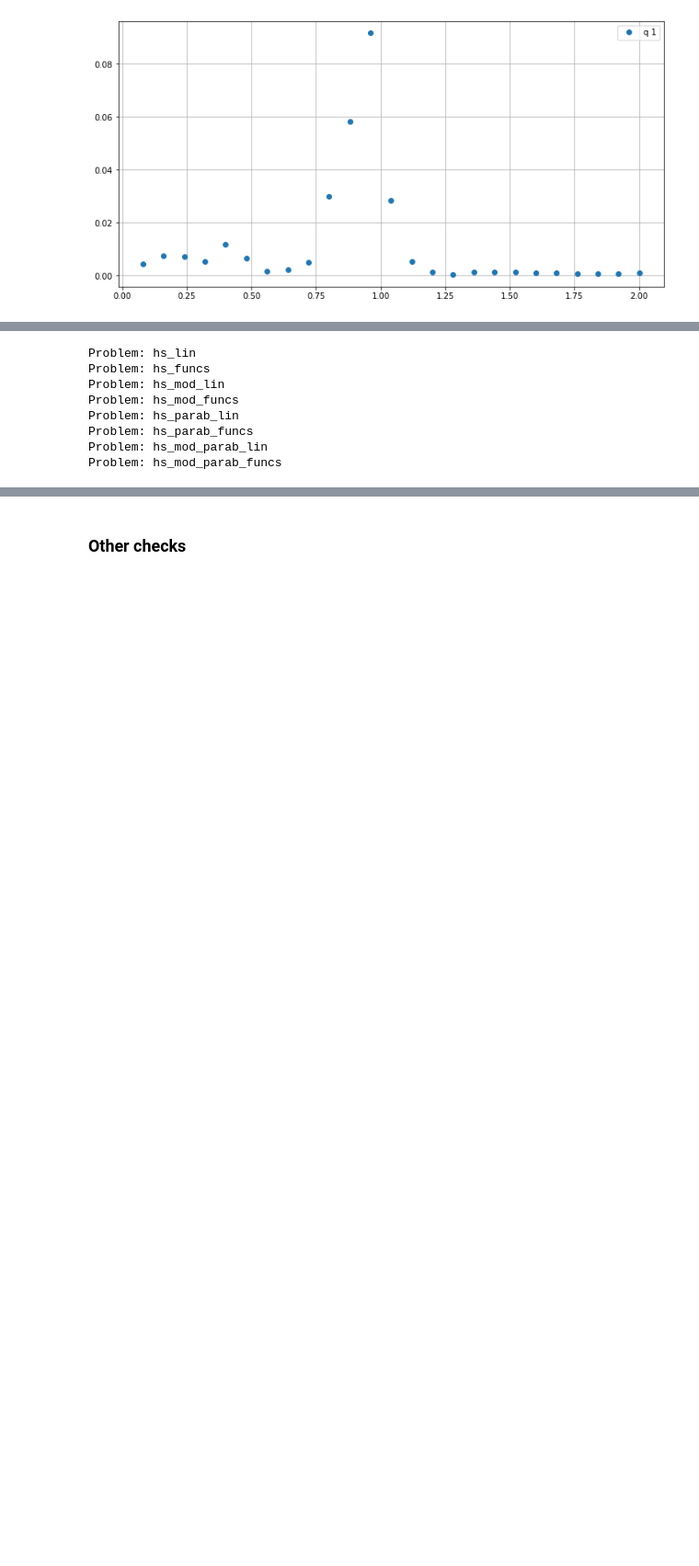
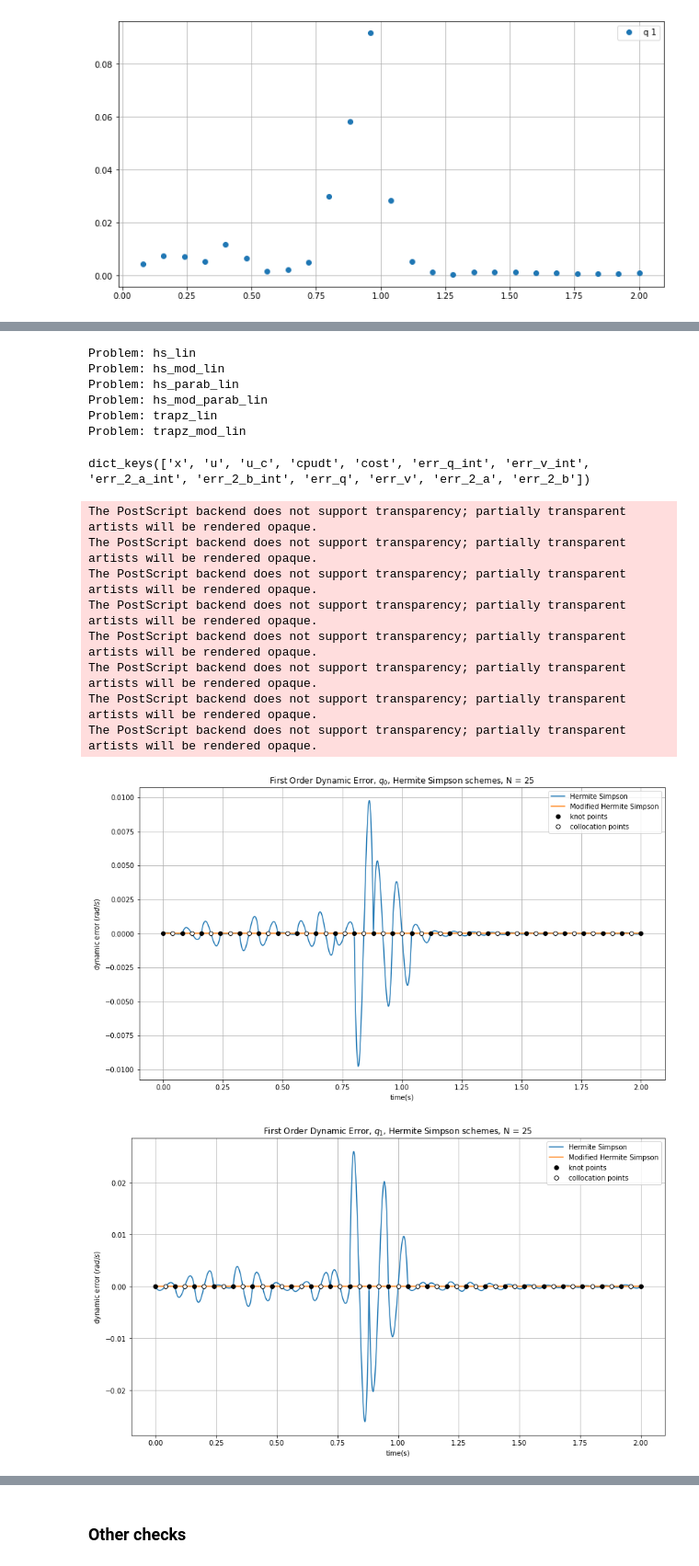
Before and after one commit to AunSiro/Second-Order-Schemes, a Jupyter notebook: Cartpole-Underactuated.ipynb, the cells around one changed output, grey strips where cells are left out. Shown at 92% size. Drawn from its saved outputs; the diff is of its cells as text; code cells hidden in the pictures; blank space fills up the shorter version.

```diff
--- a/Cartpole-Underactuated.ipynb
+++ b/Cartpole-Underactuated.ipynb
@@ -580,6 +599,6 @@ Problem: hs_mod_lin
 # %%
-schemes = ['hs', 'hs_mod', 'hs_parab', 'hs_mod_parab']
-initials = ['lin', 'funcs']
+#schemes = ['hs', 'hs_mod', 'hs_parab', 'hs_mod_parab']
+#initials = ['lin', 'funcs']
 for scheme in schemes:
     for init in initials:
         key = scheme + '_' + init
@@ -603,10 +622,54 @@ for scheme in schemes:
         results[key]['cpudt'] = np.array(cpudt, dtype = float)
 # %% [output]
 Problem: hs_lin
-Problem: hs_funcs
 Problem: hs_mod_lin
-Problem: hs_mod_funcs
 Problem: hs_parab_lin
-Problem: hs_parab_funcs
 Problem: hs_mod_parab_lin
-Problem: hs_mod_parab_funcs
+Problem: trapz_lin
+Problem: trapz_mod_lin
+# %%
+results[key][50].keys()
+# %% [output]
+dict_keys(['x', 'u', 'u_c', 'cpudt', 'cost', 'err_q_int', 'err_v_int', 'err_2_a_int', 'err_2_b_int', 'err_q', 'err_v', 'err_2_a', 'err_2_b'])
+# %%
+sch = [['hs_parab','hs_mod_parab'],['trapz', 'trapz_mod']]
+tit = [['Hermite Simpson','Modified Hermite Simpson'],['Trapezoidal', 'Modified Trapezoidal']]
+colors = [f'C{ii}' for ii in range(9)]
+n_int = len(t_arr)
+N_hh = [25,50]
+for hh in range(2):
+    schemes = sch[hh]
+    titles = tit[hh]
+    N = N_hh[hh]
+    interv_n = (N * t_arr)/2
+    for ii in range(2):
+        plt.figure(figsize=[14,8])
+        for kk in range(len(schemes)):
+            scheme = schemes[kk]
+            key = scheme + '_lin'
+            cut_p = 0
+            for ll in range(1,N+1):
+                jj = np.searchsorted(interv_n, ll)
+                plt.plot(t_arr[cut_p:jj],results[key][N]['err_q_int'][cut_p:jj,ii], '-', c = colors[2*hh+kk], label = titles[kk] if cut_p == 0 else None)
+                cut_p = jj
+        plt.plot(np.linspace(0,2,N+1), np.zeros(N+1), 'ok', label = 'knot points')
+        if hh == 0:
+            plt.plot(np.linspace(0,2,2*N+1)[1::2], np.zeros(N), 'ow', markeredgecolor='k', label = 'collocation points')
+        plt.legend()
+        plt.grid()
+        #plt.ylim([-0.00022, 0.00022])
+        plt.title(f'First Order Dynamic Error, $q_{ii}$, {titles[0]} schemes, N = {N}')
+        plt.xlabel('time(s)')
+        plt.ylabel('dynamic error $(rad/s)$')
+        plt.savefig(f'Cartpole First Order Dynamic Error q_{ii} {titles[0]} schemes N = {N} .eps', format='eps')
+# %% [output]
+The PostScript backend does not support transparency; partially transparent artists will be rendered opaque.
+The PostScript backend does not support transparency; partially transparent artists will be rendered opaque.
+The PostScript backend does not support transparency; partially transparent artists will be rendered opaque.
+The PostScript backend does not support transparency; partially transparent artists will be rendered opaque.
+The PostScript backend does not support transparency; partially transparent artists will be rendered opaque.
+The PostScript backend does not support transparency; partially transparent artists will be rendered opaque.
+The PostScript backend does not support transparency; partially transparent artists will be rendered opaque.
+The PostScript backend does not support transparency; partially transparent artists will be rendered opaque.
+[figure, added]
+[figure, added]
```
Also changed, not shown: parts of 19 cells of this notebook.
